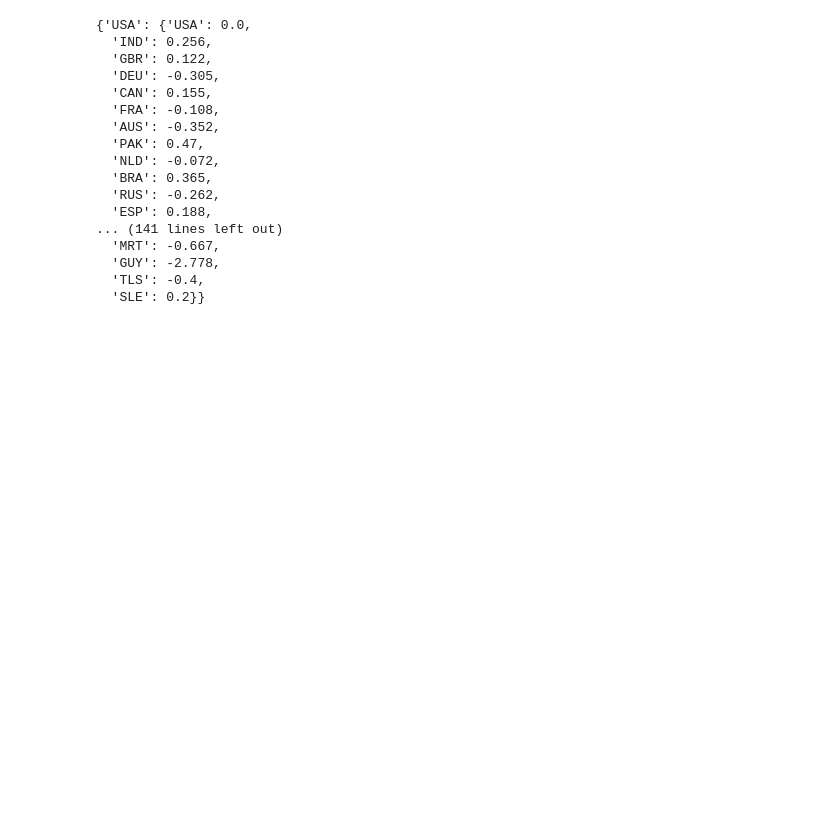
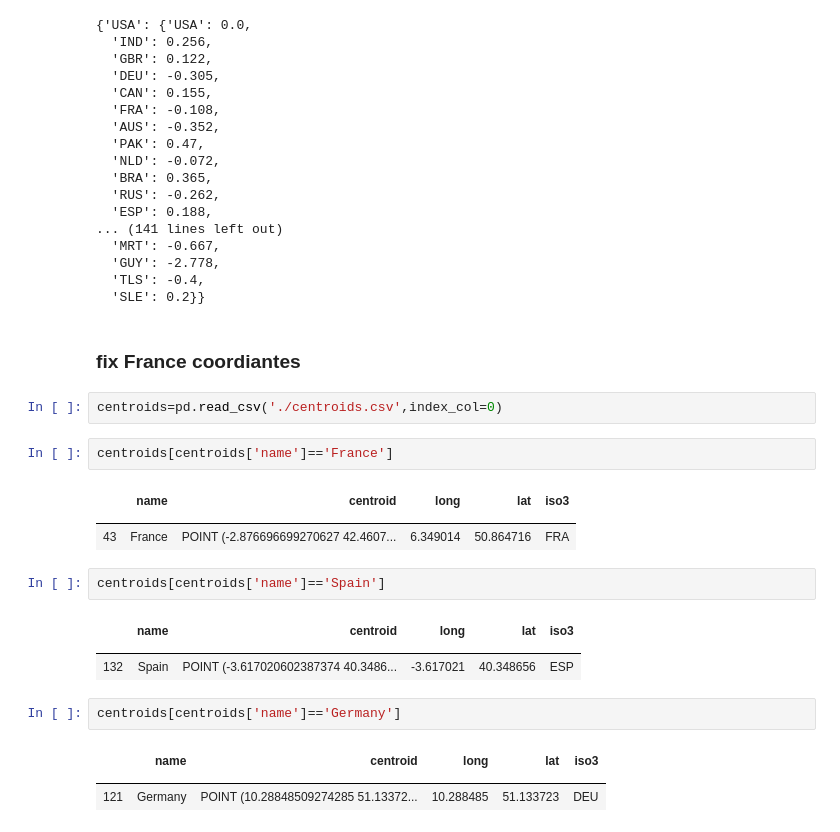
Before and after one commit to Saibo-creator/global-flow-on-stackoverflow, a Jupyter notebook: data/Untitled.ipynb, the cells around one changed output. Drawn from its saved outputs; the diff is of its cells as text; blank space fills up the shorter version.

```diff
--- a/data/Untitled.ipynb
+++ b/data/Untitled.ipynb
@@ -57,3 +57,25 @@ diff
   'GUY': -2.778,
   'TLS': -0.4,
   'SLE': 0.2}}
+# %% [markdown]
+### fix France coordiantes
+# %%
+centroids=pd.read_csv('./centroids.csv',index_col=0)
+# %%
+centroids[centroids['name']=='France']
+# %% [output]
+|  | name | centroid | long | lat | iso3 |
+|  |  |  |  |  |  |
+| 43 | France | POINT (-2.876696699270627 42.4607... | 6.349014 | 50.864716 | FRA |
+# %%
+centroids[centroids['name']=='Spain']
+# %% [output]
+|  | name | centroid | long | lat | iso3 |
+|  |  |  |  |  |  |
+| 132 | Spain | POINT (-3.617020602387374 40.3486... | -3.617021 | 40.348656 | ESP |
+# %%
+centroids[centroids['name']=='Germany']
+# %% [output]
+|  | name | centroid | long | lat | iso3 |
+|  |  |  |  |  |  |
+| 121 | Germany | POINT (10.28848509274285 51.13372... | 10.288485 | 51.133723 | DEU |
```
Also changed, not shown: parts of 2 cells of this notebook, 3 other files.
